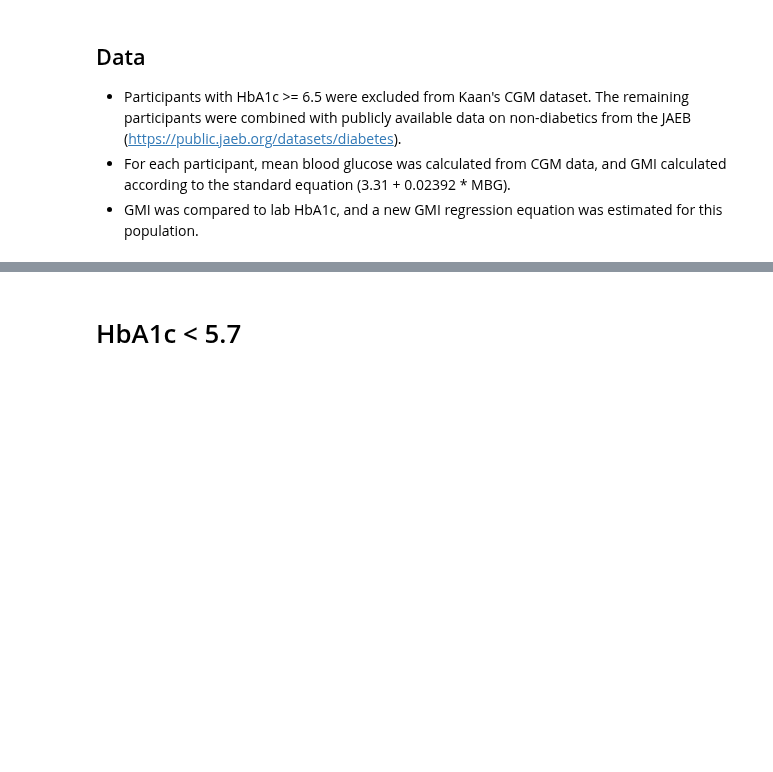
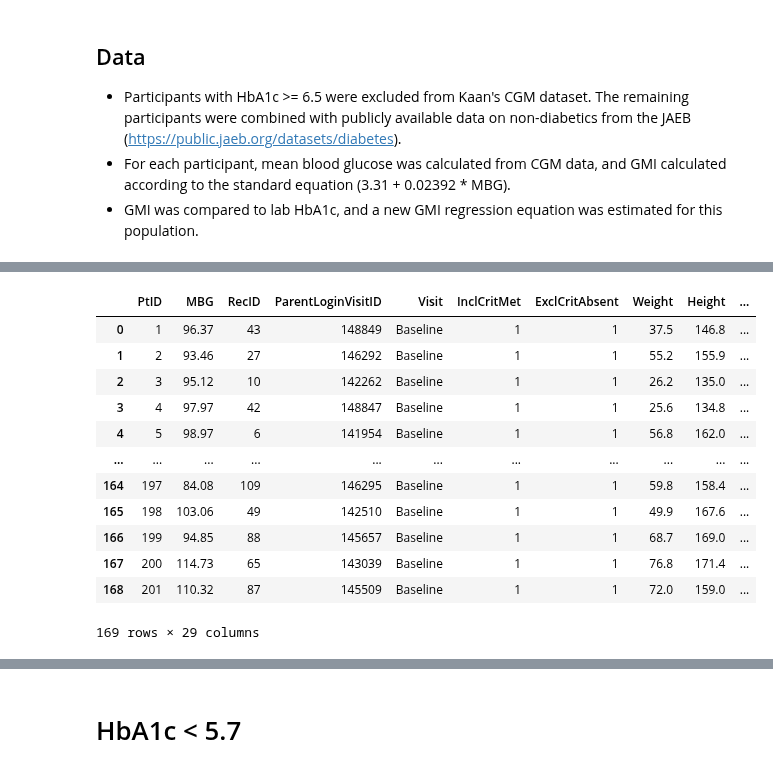
Before and after one commit to childhealthbiostatscore/BDC-Code, a Jupyter notebook: Viral Shah/ADA 2022/shah_ada_2022.ipynb, the cells around one changed output, grey strips where cells are left out. Drawn from its saved outputs; the diff is of its cells as text; code cells hidden in the pictures; blank space fills up the shorter version.

```diff
--- a/Viral Shah/ADA 2022/shah_ada_2022.ipynb
+++ b/Viral Shah/ADA 2022/shah_ada_2022.ipynb
@@ -3,10 +3,11 @@ import pandas as pd
 import numpy as np
 import seaborn as sns
 import matplotlib.pyplot as plt
+from tableone import TableOne
 from statsmodels.api import OLS
 from patsy import dmatrices
 from scipy.stats import ttest_1samp
-wd = "/Users/timvigers/Documents/Work/Viral Shah/ADA 2022/"
+wd = "/Users/timvigers/Dropbox/Work/Viral Shah/ADA 2022/"
 # %% [markdown]
 ## Data
 - Participants with HbA1c >= 6.5 were excluded from Kaan's CGM dataset. The remaining participants were combined with publicly available data on non-diabetics from the JAEB (https://public.jaeb.org/datasets/diabetes).
@@ -50,0 +85,25 @@ prediab = df[(df['HbA1c'] >= 5.7) & (df['HbA1c'] <6.5)]
+# %%
+# Add JAEB data
+jaeb_cgm = pd.read_csv(wd + "Data_Raw/CGMND/NonDiabDeviceCGM.csv")
+jaeb_cgm = jaeb_cgm[jaeb_cgm["RecordType"] == "CGM"]
+# Split by ID
+dataframes = []
+for _, d in jaeb_cgm.groupby(["PtID"]):
+    dataframes.append(d)
+# Calculate mean glucose for each participant
+mean_bgs = {"PtID":[],"MBG":[]}
+for d in dataframes:
+    mean_bgs["PtID"].append(d["PtID"].iloc[0])
+    mean_bgs["MBG"].append(round(d["Value"].mean(),2))
+mean_bgs = pd.DataFrame(mean_bgs)
+# Add HbA1c
+jaeb_a1c = pd.read_csv(wd + "Data_Raw/CGMND/NonDiabScreening.csv")
+jaeb_a1c["PtID"] = [str(p) for p in jaeb_a1c["PtID"]]
+mean_bgs["PtID"] = [str(p) for p in mean_bgs["PtID"]]
+mean_bgs = mean_bgs.merge(jaeb_a1c,on = "PtID",how="left")
+t = pd.read_csv(wd + "Data_Raw/CGMND/NonDiabPtRoster.csv")
+t["PtID"] = [str(p) for p in t["PtID"]]
+temp = mean_bgs.merge(t,how='left')
+columns = ['HbA1c','AgeAsOfEnrollDt','Gender']
+categorical = ['Gender']
+TableOne(temp, columns, categorical)
@@ -50,0 +117,16 @@ prediab = df[(df['HbA1c'] >= 5.7) & (df['HbA1c'] <6.5)]
+# %%
+temp
+# %% [output]
+|  | PtID | MBG | RecID | ParentLoginVisitID | Visit | InclCritMet | ExclCritAbsent | Weight | Height | ... |
+| 0 | 1 | 96.37 | 43 | 148849 | Baseline | 1 | 1 | 37.5 | 146.8 | ... |
+| 1 | 2 | 93.46 | 27 | 146292 | Baseline | 1 | 1 | 55.2 | 155.9 | ... |
+| 2 | 3 | 95.12 | 10 | 142262 | Baseline | 1 | 1 | 26.2 | 135.0 | ... |
+| 3 | 4 | 97.97 | 42 | 148847 | Baseline | 1 | 1 | 25.6 | 134.8 | ... |
+| 4 | 5 | 98.97 | 6 | 141954 | Baseline | 1 | 1 | 56.8 | 162.0 | ... |
+| ... | ... | ... | ... | ... | ... | ... | ... | ... | ... | ... |
+| 164 | 197 | 84.08 | 109 | 146295 | Baseline | 1 | 1 | 59.8 | 158.4 | ... |
+| 165 | 198 | 103.06 | 49 | 142510 | Baseline | 1 | 1 | 49.9 | 167.6 | ... |
+| 166 | 199 | 94.85 | 88 | 145657 | Baseline | 1 | 1 | 68.7 | 169.0 | ... |
+| 167 | 200 | 114.73 | 65 | 143039 | Baseline | 1 | 1 | 76.8 | 171.4 | ... |
+| 168 | 201 | 110.32 | 87 | 145509 | Baseline | 1 | 1 | 72.0 | 159.0 | ... |
+169 rows × 29 columns
```
Also changed, not shown: parts of 5 cells of this notebook.
